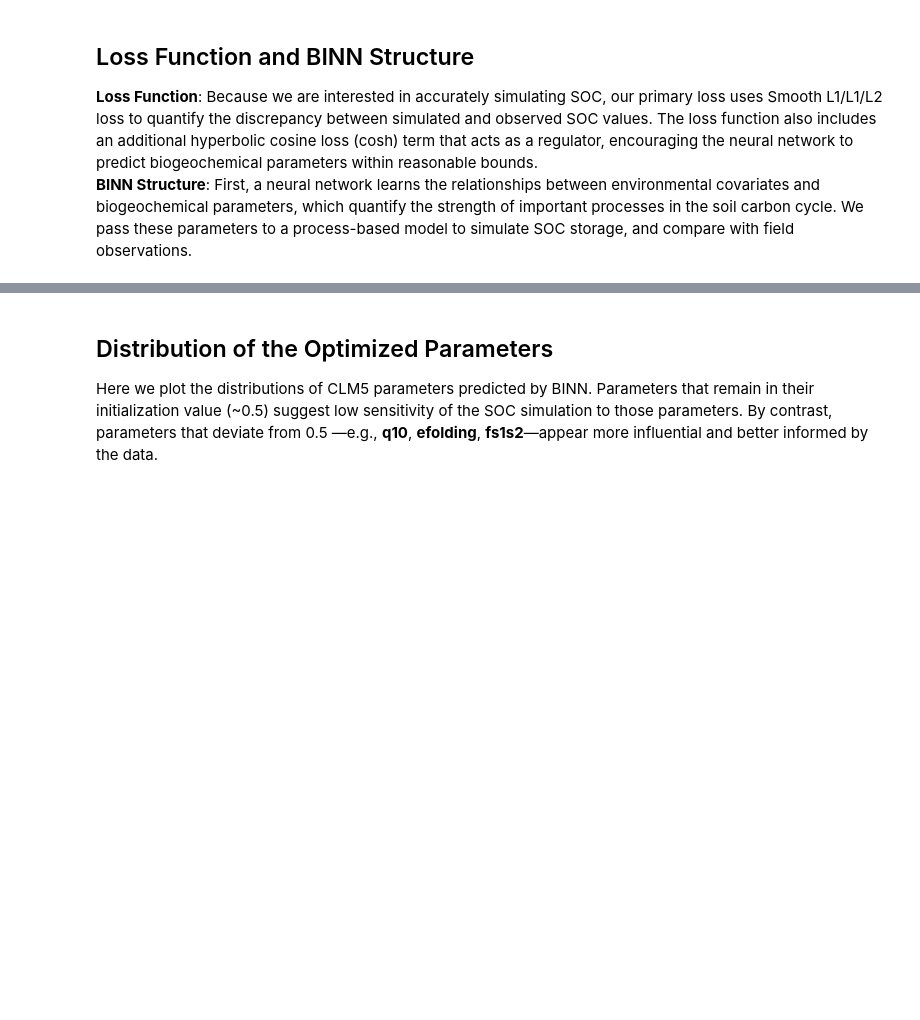
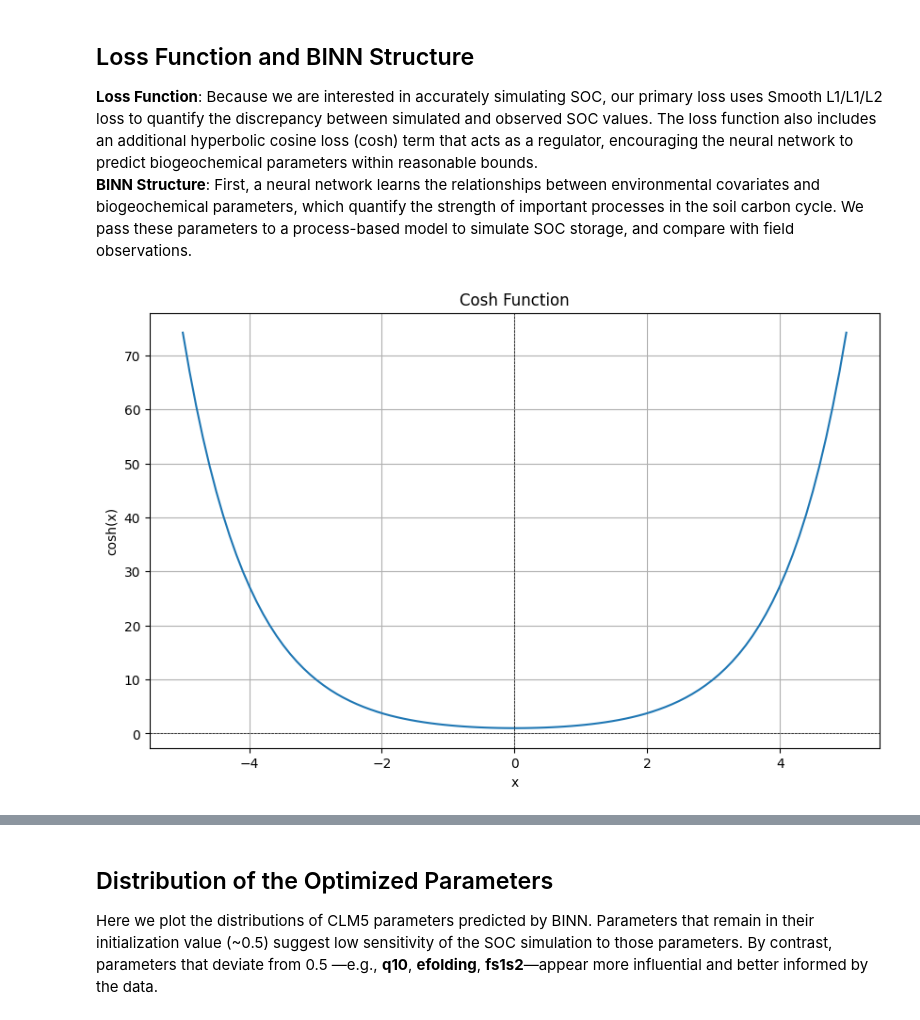
Before and after one commit to Hardyxu8067/BINN_Demo, a Jupyter notebook: binns_KGML_workshop.ipynb, the cells around one changed output, grey strips where cells are left out. Cells and saved outputs as stored; diff of their text form; code cells hidden in the pictures; blank space fills up the shorter version.

```diff
--- a/binns_KGML_workshop.ipynb
+++ b/binns_KGML_workshop.ipynb
@@ -536,6 +564,21 @@ plt.legend(['Model Simulation', 'SOC Observations'])
 ## Loss Function and BINN Structure
 **Loss Function**: Because we are interested in accurately simulating SOC, our primary loss uses Smooth L1/L1/L2 loss to quantify the discrepancy between simulated and observed SOC values. The loss function also includes an additional hyperbolic cosine loss (cosh) term that acts as a regulator, encouraging the neural network to predict biogeochemical parameters within reasonable bounds.
 **BINN Structure**: First, a neural network learns the relationships between environmental covariates and biogeochemical parameters, which quantify the strength of important processes in the soil carbon cycle. We pass these parameters to a process-based model to simulate SOC storage, and compare with field observations.
+# %%
+# What does the cosh function look like?
+x = np.linspace(-5, 5, 100)
+y = np.cosh(x)
+plt.figure(figsize=(10, 6))
+plt.plot(x, y, label='cosh(x)')
+plt.title('Cosh Function')
+plt.xlabel('x')
+plt.ylabel('cosh(x)')
+plt.axhline(0, color='black', linewidth=0.5, linestyle='--')
+plt.axvline(0, color='black', linewidth=0.5, linestyle='--')
+plt.grid()
+plt.show()
+# %% [output]
+[figure, added]
 # %%
 def binns_loss(y_pred, y_true, pred_para):
     # process modeling
```
Also changed, not shown: parts of 14 cells of this notebook.
